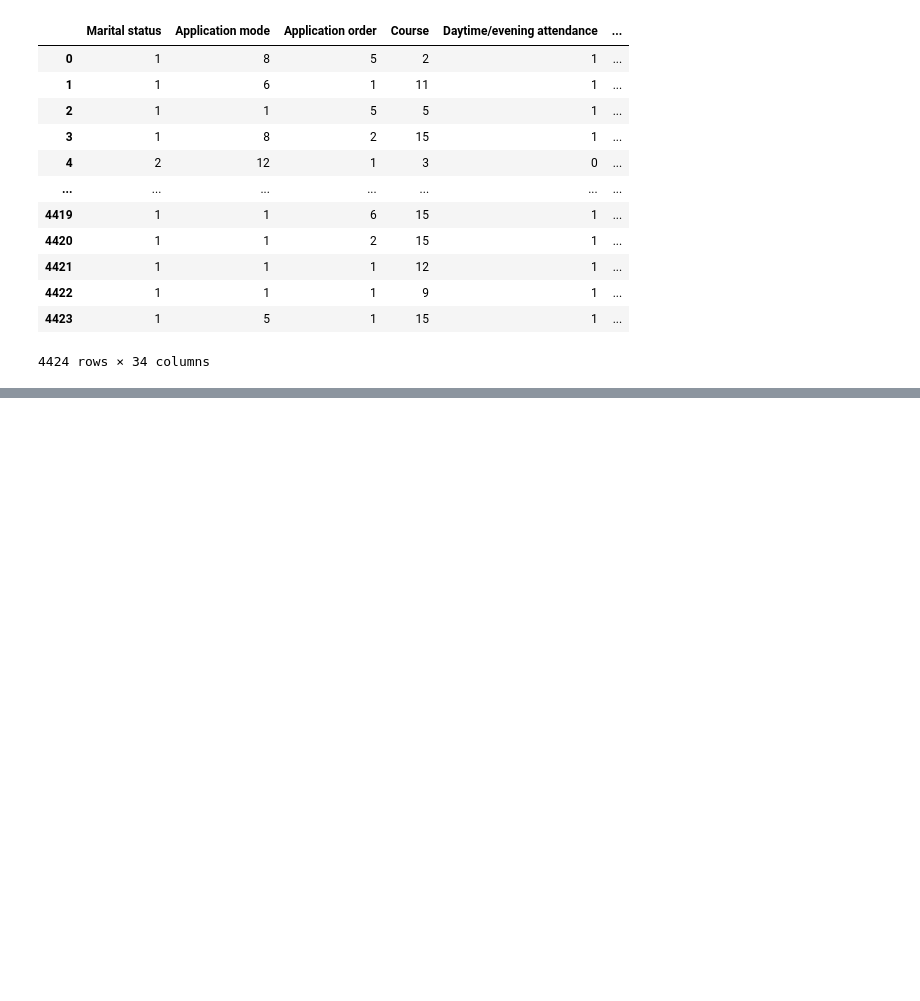
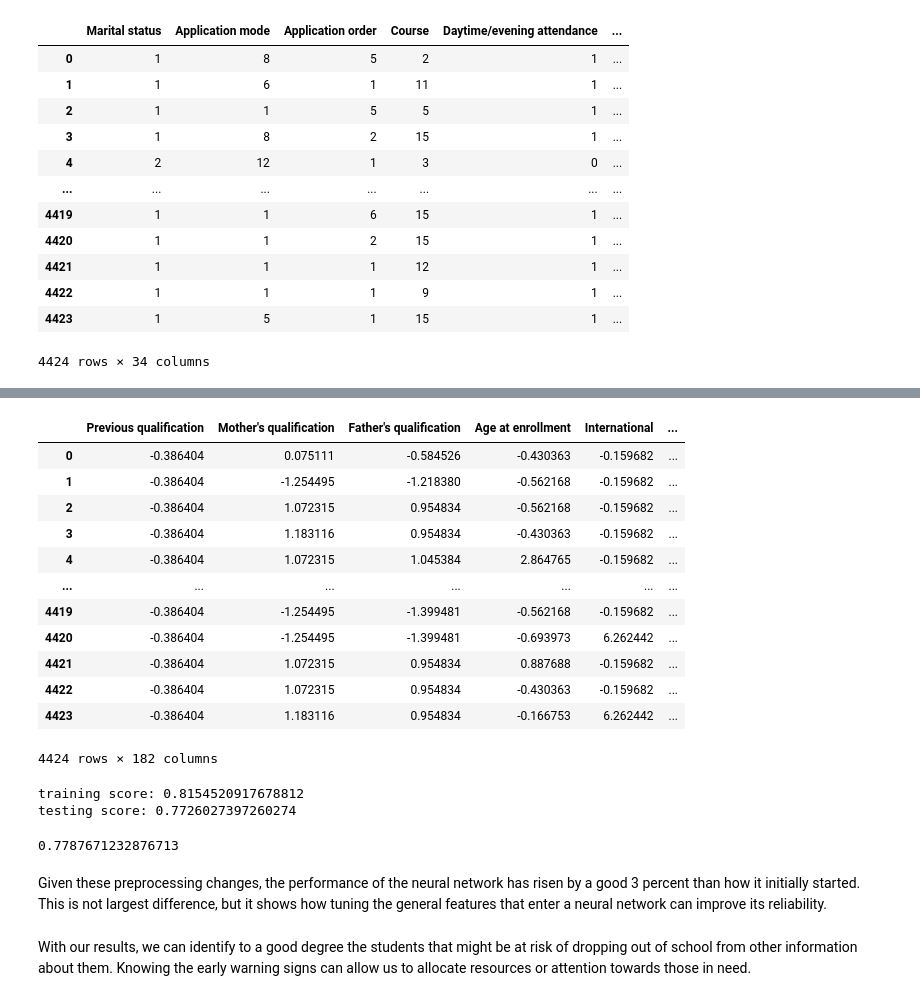
Before and after one commit to nathanchenseanwalter/ml_courses, a Jupyter notebook: dropout_risk/FinalProject.ipynb, the cells around one changed output, grey strips where cells are left out. Drawn from its saved outputs; the diff is of its cells as text; code cells hidden in the pictures; blank space fills up the shorter version.

```diff
--- a/dropout_risk/FinalProject.ipynb
+++ b/dropout_risk/FinalProject.ipynb
@@ -440,0 +444,55 @@ TypeError: bad operand type for unary ~: 'list'
+# %%
+scaler = preprocessing.StandardScaler()
+scaled_one_hot = one_hot.copy()
+scale_features = features.columns.difference(categorical_labels)
+for feature in scale_features:
+    df_scaled = scaler.fit_transform(one_hot[feature].to_numpy().reshape(-1,1))
+    scaled_one_hot[feature] = df_scaled
+
+scaled_one_hot
+# %% [output]
+|  | Previous qualification | Mother's qualification | Father's qualification | Age at enrollment | International | ... |
+| 0 | -0.386404 | 0.075111 | -0.584526 | -0.430363 | -0.159682 | ... |
+| 1 | -0.386404 | -1.254495 | -1.218380 | -0.562168 | -0.159682 | ... |
+| 2 | -0.386404 | 1.072315 | 0.954834 | -0.562168 | -0.159682 | ... |
+| 3 | -0.386404 | 1.183116 | 0.954834 | -0.430363 | -0.159682 | ... |
+| 4 | -0.386404 | 1.072315 | 1.045384 | 2.864765 | -0.159682 | ... |
+| ... | ... | ... | ... | ... | ... | ... |
+| 4419 | -0.386404 | -1.254495 | -1.399481 | -0.562168 | -0.159682 | ... |
+| 4420 | -0.386404 | -1.254495 | -1.399481 | -0.693973 | 6.262442 | ... |
+| 4421 | -0.386404 | 1.072315 | 0.954834 | 0.887688 | -0.159682 | ... |
+| 4422 | -0.386404 | 1.072315 | 0.954834 | -0.430363 | -0.159682 | ... |
+| 4423 | -0.386404 | 1.183116 | 0.954834 | -0.166753 | 6.262442 | ... |
+4424 rows × 182 columns
+# %%
+X_train, X_test, y_train, y_test = train_test_split(
+  scaled_one_hot[largest], target, test_size=0.33)
+
+nn = MLPClassifier(hidden_layer_sizes = (36,30,28),
+                   activation = "relu", # Activation function for the hidden layer.
+                   alpha = 0.001, # Strength of the L2 regularization term.
+                   batch_size = 'auto',# Size of minibatches for stochastic optimizers.
+                   learning_rate_init = 0.01,
+                   epsilon =1e-6,
+                   max_iter = 1000,
+                   shuffle = True,# shuffle samples in each iteration
+                   early_stopping = True,
+                   random_state=69,
+                   verbose = False) # Allows to print progress messages to stdout.
+
+nn.fit(X_train.values, y_train.values)
+print(f"training score: {nn.score(X_train.values,y_train.values)}")
+print(f"testing score: {nn.score(X_test.values,y_test.values)}")
+# %% [output]
+training score: 0.8154520917678812
+testing score: 0.7726027397260274
+# %%
+clf = SVC(kernel='linear')
+clf.fit(X_train.values,y_train.values)
+clf.score(X_test.values,y_test.values)
+# %% [output]
+0.7787671232876713
+# %% [markdown]
+Given these preprocessing changes, the performance of the neural network has risen by a good 3 percent than how it initially started. This is not largest difference, but it shows how tuning the general features that enter a neural network can improve its reliability.
+# %% [markdown]
+With our results, we can identify to a good degree the students that might be at risk of dropping out of school from other information about them. Knowing the early warning signs can allow us to allocate resources or attention towards those in need.
```
Also changed, not shown: parts of 28 cells of this notebook.
